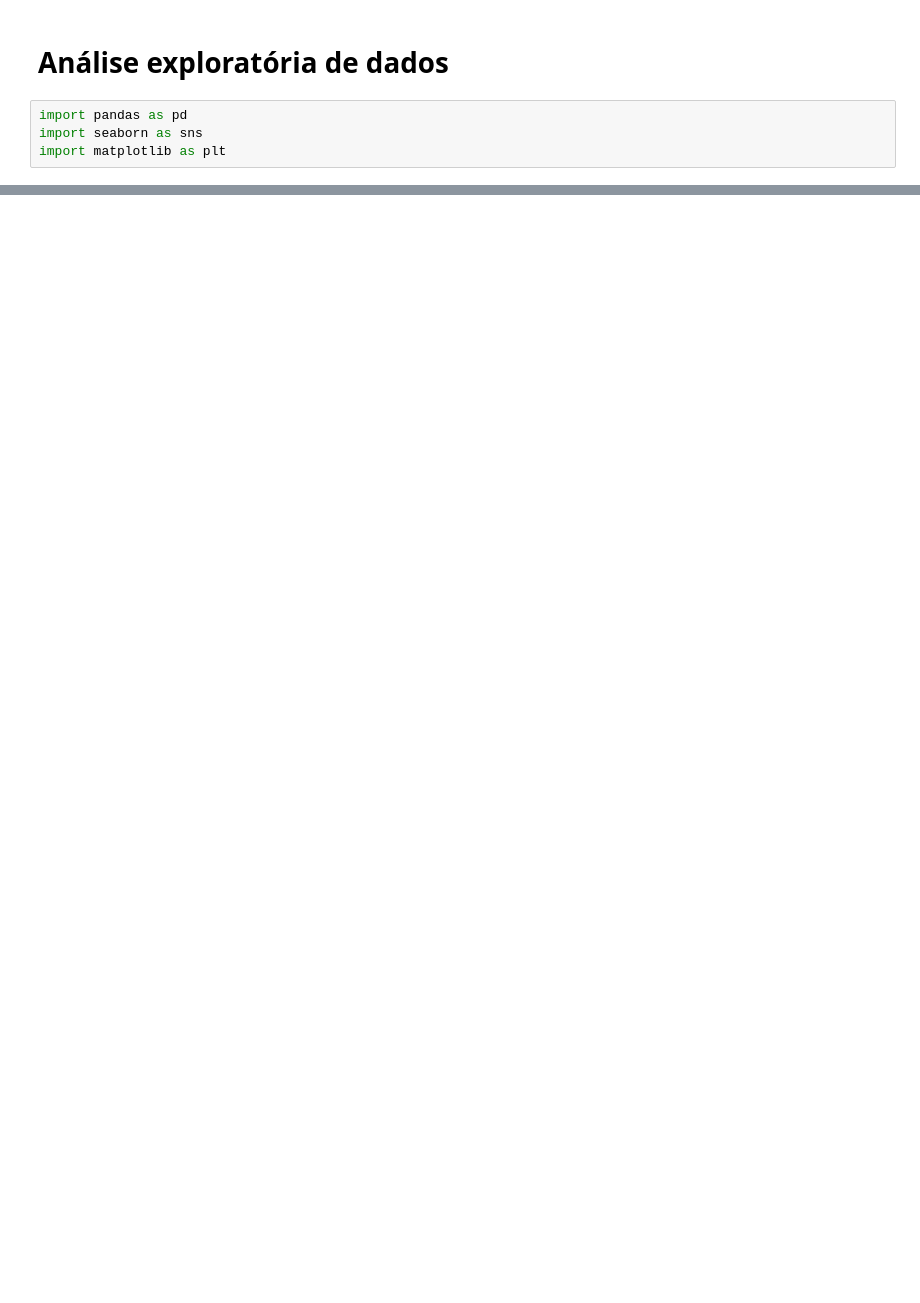
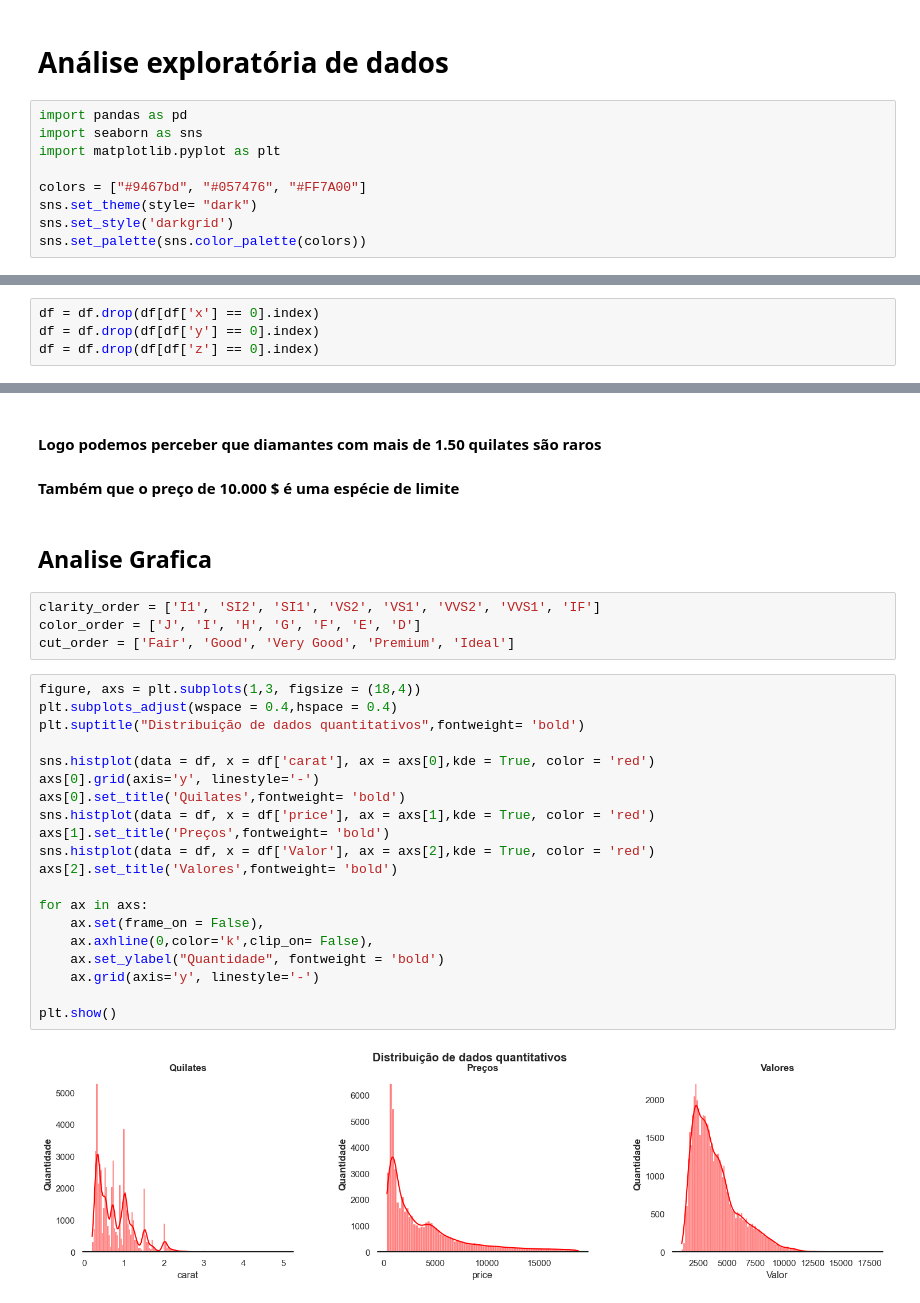
Before and after one commit to LCarlosA/avanti-bootcamp-cdd, a Jupyter notebook: notebooks/01-exploratory_data_analysis.ipynb, the cells around one changed output, grey strips where cells are left out. Saved outputs shown, nothing was run; the diff lists cells and outputs as text; blank space fills up the shorter version.

```diff
--- a/notebooks/01-exploratory_data_analysis.ipynb
+++ b/notebooks/01-exploratory_data_analysis.ipynb
@@ -3,4 +3,9 @@
 # %%
 import pandas as pd
 import seaborn as sns
-import matplotlib as plt
+import matplotlib.pyplot as plt
+
+colors = ["#9467bd", "#057476", "#FF7A00"]
+sns.set_theme(style= "dark")
+sns.set_style('darkgrid')
+sns.set_palette(sns.color_palette(colors))
@@ -154,0 +224,4 @@ Na nossa tabela de dados temos como preço médio:3932.80 Chegando ao valor maxi
+# %%
+df = df.drop(df[df['x'] == 0].index)
+df = df.drop(df[df['y'] == 0].index)
+df = df.drop(df[df['z'] == 0].index)
@@ -154,0 +296,31 @@ Na nossa tabela de dados temos como preço médio:3932.80 Chegando ao valor maxi
+# %% [markdown]
+<h4> Logo podemos perceber que diamantes com mais de 1.50 quilates são raros</h4>
+<h4> Também que o preço de 10.000 $ é uma espécie de limite </h4>
+# %% [markdown]
+## Analise Grafica
+# %%
+clarity_order = ['I1', 'SI2', 'SI1', 'VS2', 'VS1', 'VVS2', 'VVS1', 'IF']
+color_order = ['J', 'I', 'H', 'G', 'F', 'E', 'D']
+cut_order = ['Fair', 'Good', 'Very Good', 'Premium', 'Ideal']
+# %%
+figure, axs = plt.subplots(1,3, figsize = (18,4))
+plt.subplots_adjust(wspace = 0.4,hspace = 0.4)
+plt.suptitle("Distribuição de dados quantitativos",fontweight= 'bold')
+
+sns.histplot(data = df, x = df['carat'], ax = axs[0],kde = True, color = 'red')
+axs[0].grid(axis='y', linestyle='-')
+axs[0].set_title('Quilates',fontweight= 'bold')
+sns.histplot(data = df, x = df['price'], ax = axs[1],kde = True, color = 'red')
+axs[1].set_title('Preços',fontweight= 'bold')
+sns.histplot(data = df, x = df['Valor'], ax = axs[2],kde = True, color = 'red')
+axs[2].set_title('Valores',fontweight= 'bold')
+
+for ax in axs:
+    ax.set(frame_on = False),
+    ax.axhline(0,color='k',clip_on= False),
+    ax.set_ylabel("Quantidade", fontweight = 'bold')
+    ax.grid(axis='y', linestyle='-')
+
+plt.show()
+# %% [output]
+[figure, added]
```
Also changed, not shown: parts of 51 cells of this notebook, 2 other files.
